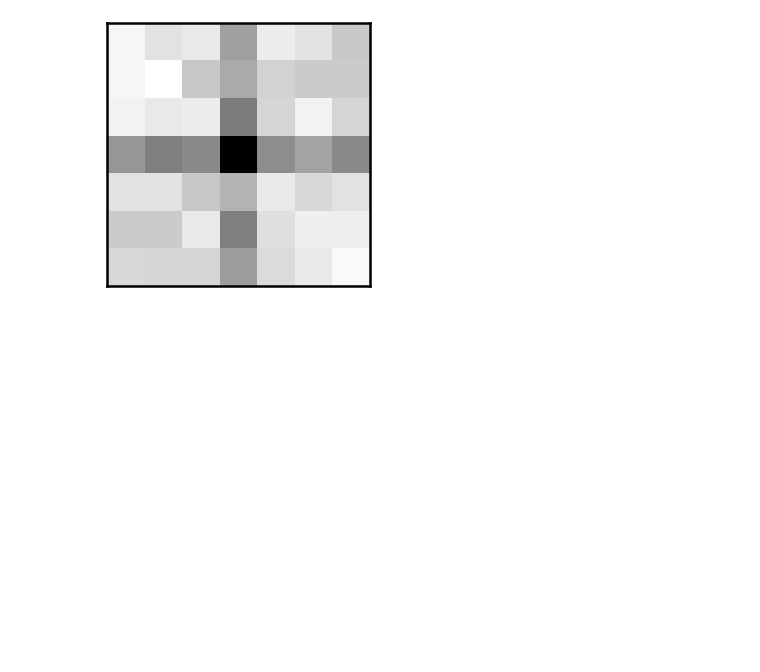
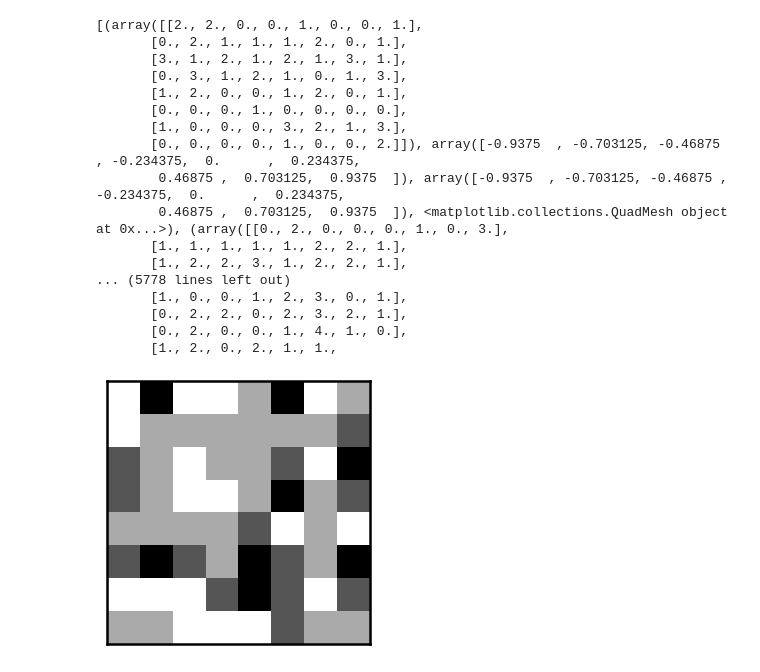
Before and after one commit to Bankso/SEAPE, a Jupyter notebook: cnn_process/dna_to_fcgr_tensor_out.ipynb, the cells around one changed output. Drawn from its saved outputs; the diff is of its cells as text; code cells hidden in the pictures; blank space fills up the shorter version.

Commit message:
Fixing some issues, making sure files are updated
Re-configured FCGR calculations in FCGR_CNN_design

```diff
--- a/cnn_process/dna_to_fcgr_tensor_out.ipynb
+++ b/cnn_process/dna_to_fcgr_tensor_out.ipynb
@@ -90,17 +89,17 @@ def map_cgr(seqdict):
   return seqcgrs
 # %%
 
-def fcgr_plt(cgrdict, binx, biny):
+def fcgr_plt(indic, binx, biny):
   mapdict = {}
-  xlist = []
-  ylist = []
-  for cgrt in cgrdict.keys():
-    pts = cgrdict[cgrt]
+  for cgrt in indic.keys():
+    pts = indic[cgrt]
+    xlist = []
+    ylist = []
     for pt in pts:
-      xc = pt[0]
-      yc = pt[1]
-      xlist.append(xc)
-      ylist.append(yc)
+      xval = pt[0]
+      yval = pt[1]
+      xlist.append(xval)
+      ylist.append(yval)
 
     plt.rcParams["figure.figsize"] = [4, 4]
     plt.rcParams["figure.autolayout"] = False
@@ -131,13 +131,13 @@ def fcgtensor(cgrdict, k, bins):
     tensdict[cgrt] = tensmap
   return tensdict
 # %%
-kv = 3
+kv = 4
 new_seq = prep_fasta(infasta)
 cgrdict = build_cgr(new_seq, kv)
 ptdict = map_cgr(cgrdict)
 plts = fcgr_plt(ptdict, 8, 8)
-print(plts.values())
-#intens = fcgtensor(ptdict, kv, 8) # Returns a dictionary of sequences and their FCG representations
+#print(plts.values())
+#intens = fcgtensor(ptdict, 8) # Returns a dictionary of sequences and their FCG representations
 # Next task here is to associate cluster/classification from ML-based clustering of signal to each sequence
 # This will define the classes of DNA sequence info we get from an experiment
 # Pre-defined class annotations applied to FCGR representations should be sufficient for CNN processing
@@ -190,20 +173,39 @@ dict_values([array([[1., 0., 1., 0., 1., 0., 1.],
 # %%
 fpt1 = intens['GGTGTGTTTGTTCATATCACGGCATACGTTAACACAATGTAAATCTTGCTTTGGGTTGACTGAGGGAAATAACTATAGACATCACACCAA']
 fpt2 = intens['TACTCAAGACCCGTGCAGATCACTATTACACTCATTATTACAAGTCATTGAGAACGAAATTTTGACATCATTACTAATAATGTTACTCAT']
 
 fpk = ptdict.keys()
-fpt = list(ptdict.values())
+fpt = list(plts.values())
 plt.rcParams["figure.figsize"] = [4, 4]
 plt.rcParams["figure.autolayout"] = True
 plt.rcParams["axes.edgecolor"] = "black"
 plt.rcParams["axes.linewidth"] = 2.5
 
 pt1 = pylab.imshow(fpt1, cmap=cm.gray_r)
 ax = plt.gca()
 ax.get_xaxis().set_visible(False)
 ax.get_yaxis().set_visible(False)
+
+print(fpt)
 # %% [output]
+[(array([[2., 2., 0., 0., 1., 0., 0., 1.],
+       [0., 2., 1., 1., 1., 2., 0., 1.],
+       [3., 1., 2., 1., 2., 1., 3., 1.],
+       [0., 3., 1., 2., 1., 0., 1., 3.],
+       [1., 2., 0., 0., 1., 2., 0., 1.],
+       [0., 0., 0., 1., 0., 0., 0., 0.],
+       [1., 0., 0., 0., 3., 2., 1., 3.],
+       [0., 0., 0., 0., 1., 0., 0., 2.]]), array([-0.9375  , -0.703125, -0.46875 , -0.234375,  0.      ,  0.234375,
+        0.46875 ,  0.703125,  0.9375  ]), array([-0.9375  , -0.703125, -0.46875 , -0.234375,  0.      ,  0.234375,
+        0.46875 ,  0.703125,  0.9375  ]), <matplotlib.collections.QuadMesh object at 0x...>), (array([[0., 2., 0., 0., 0., 1., 0., 3.],
+       [1., 1., 1., 1., 1., 2., 2., 1.],
+       [1., 2., 2., 3., 1., 2., 2., 1.],
+... (5778 lines left out)
+       [1., 0., 0., 1., 2., 3., 0., 1.],
+       [0., 2., 2., 0., 2., 3., 2., 1.],
+       [0., 2., 0., 0., 1., 4., 1., 0.],
+       [1., 2., 0., 2., 1., 1.,
-[figure, old version]
+[figure, new version]
 # %%
 pt2 = pylab.imshow(fpt2, cmap=cm.gray_r)
 ax = plt.gca()
```
Also changed, not shown: parts of 7 cells of this notebook, 7 other files.
